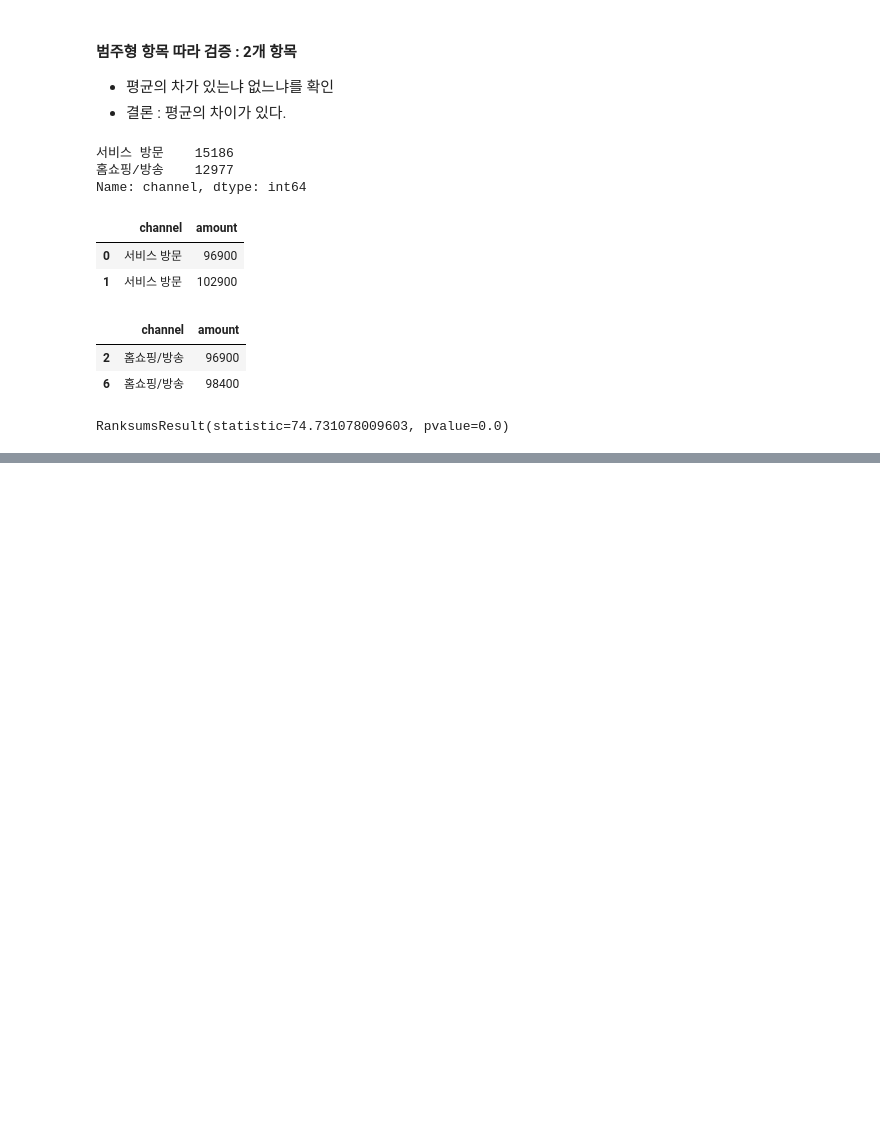
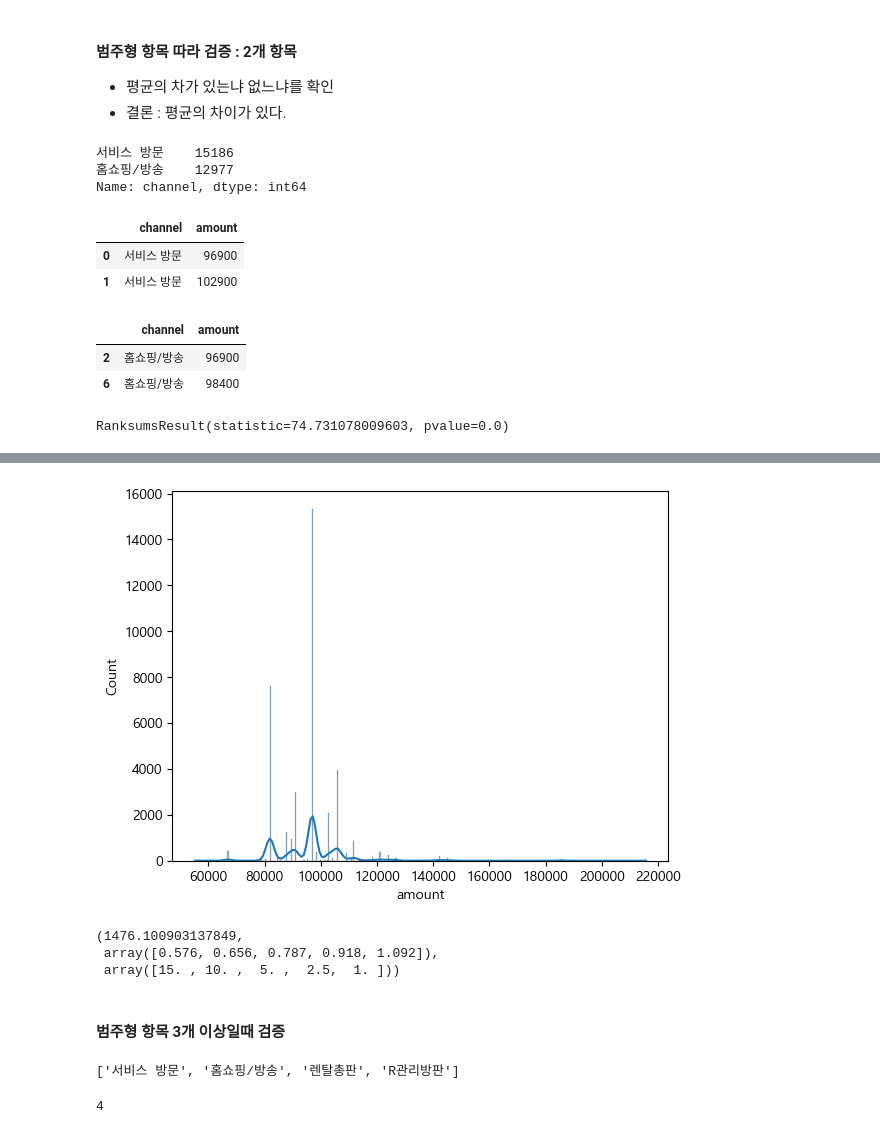
Before and after one commit to GabaeOh/study_data_analytics, a Jupyter notebook: codes/CDA/TypeOfContractChannel_CDA_mixed_unNormal.ipynb, the cells around one changed output, grey strips where cells are left out. Drawn from its saved outputs; the diff is of its cells as text; code cells hidden in the pictures; blank space fills up the shorter version.

```diff
--- a/codes/CDA/TypeOfContractChannel_CDA_mixed_unNormal.ipynb
+++ b/codes/CDA/TypeOfContractChannel_CDA_mixed_unNormal.ipynb
@@ -112,0 +135,5 @@ RanksumsResult(statistic=74.731078009603, pvalue=0.0)
+# %%
+# 필터링, 추출
+conditions = (df_TOCC['channel']=='서비스 방문') | (df_TOCC['channel']=='홈쇼핑/방송') |(df_TOCC['channel']=='렌탈총판')| (df_TOCC['channel']=='R관리방판')
+conditions
+df_channel4_amount = df_TOCC[conditions][['channel','amount']]
@@ -112,0 +165,21 @@ RanksumsResult(statistic=74.731078009603, pvalue=0.0)
+# %%
+sns.histplot(data=df_channel4_amount, x='amount', kde=True)
+plt.show()
+# %% [output]
+[figure, added]
+# %%
+statistic, cv, sl = stats.anderson(df_channel4_amount['amount'])
+statistic, cv, sl
+
+##  statistic > cv 임으로 비정규
+# %% [output]
+(1476.100903137849,
+ array([0.576, 0.656, 0.787, 0.918, 1.092]),
+ array([15. , 10. ,  5. ,  2.5,  1. ]))
+# %% [markdown]
+#### 범주형 항목 3개 이상일때 검증
+# %%
+channel_list = df_channel4_amount['channel'].value_counts().index.to_list()
+channel_list
+# %% [output]
+['서비스 방문', '홈쇼핑/방송', '렌탈총판', 'R관리방판']
@@ -112,0 +192,4 @@ RanksumsResult(statistic=74.731078009603, pvalue=0.0)
+# %%
+len(df_result)
+# %% [output]
+4
```
Also changed, not shown: parts of 12 cells of this notebook, 2 other files.
